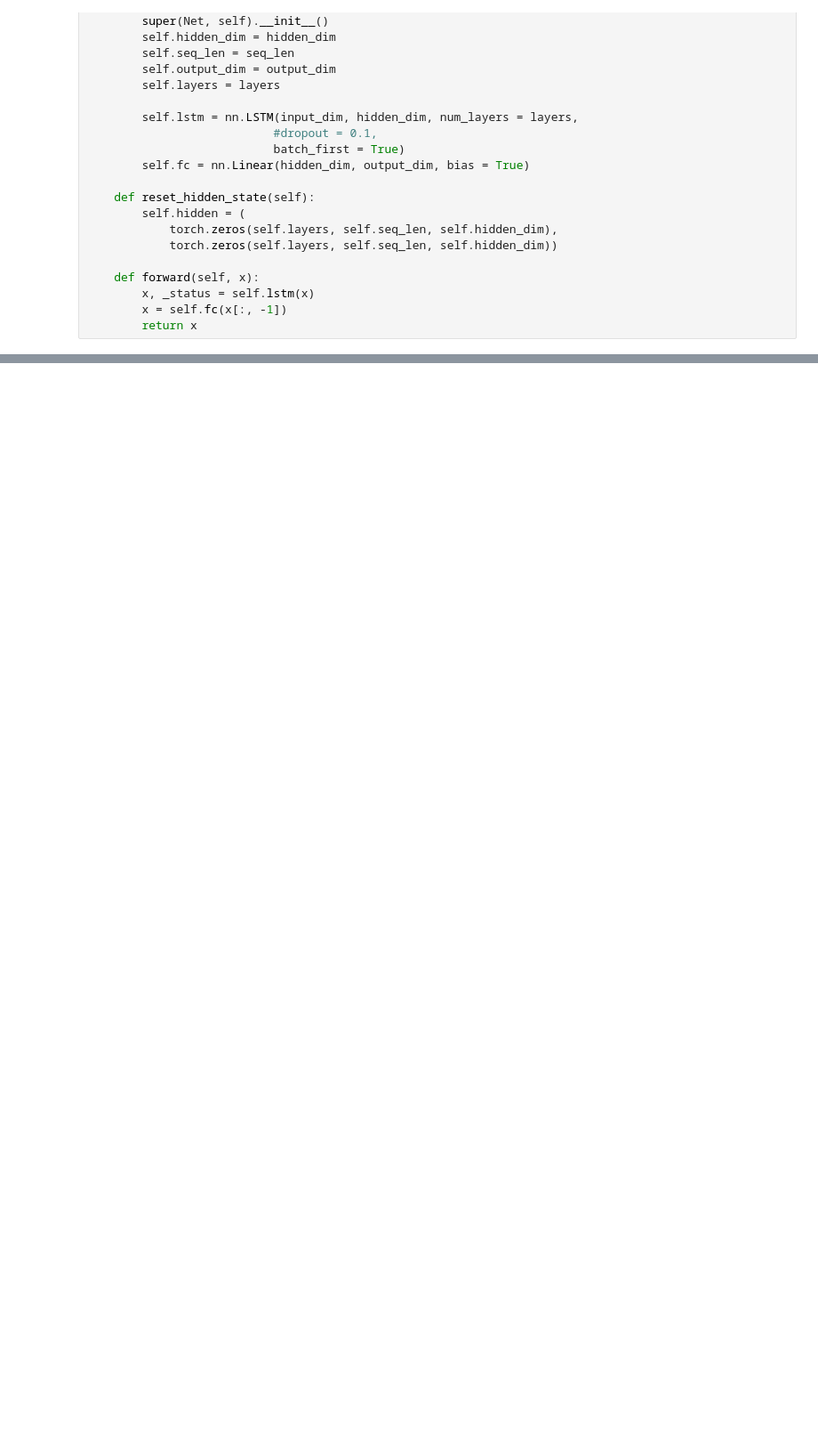
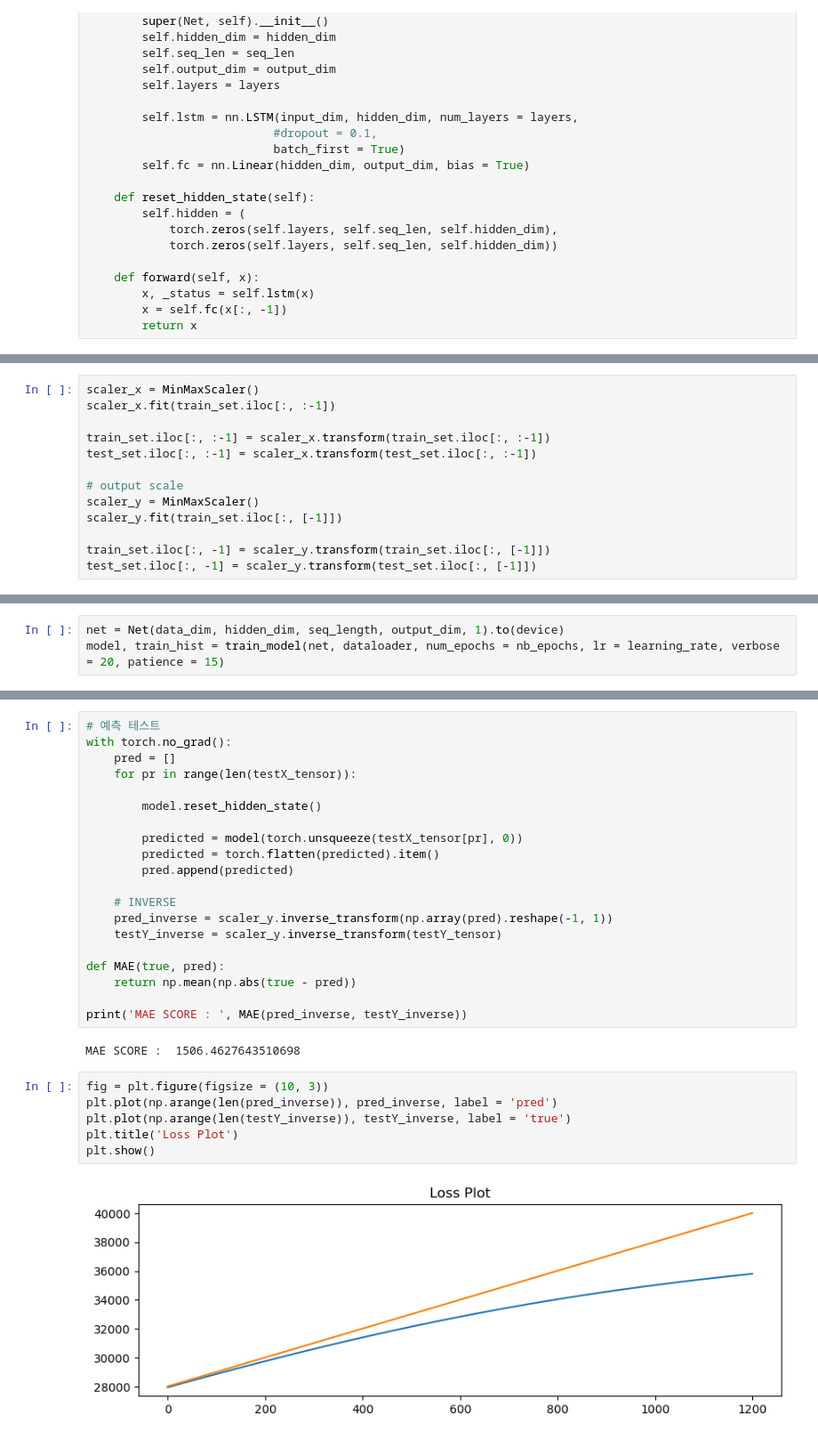
Before and after one commit to praivesi/Finaince2, a Jupyter notebook: lstm-study.ipynb, the cells around one changed output, grey strips where cells are left out. Shown at 89% size. Cells and saved outputs as stored; diff of their text form; blank space fills up the shorter version.

Commit message:
feat: ADD simple data to verify LSTM

```diff
--- a/lstm-study.ipynb
+++ b/lstm-study.ipynb
@@ -428,0 +440,13 @@ Date
+# %%
+scaler_x = MinMaxScaler()
+scaler_x.fit(train_set.iloc[:, :-1])
+
+train_set.iloc[:, :-1] = scaler_x.transform(train_set.iloc[:, :-1])
+test_set.iloc[:, :-1] = scaler_x.transform(test_set.iloc[:, :-1])
+
+# output scale
+scaler_y = MinMaxScaler()
+scaler_y.fit(train_set.iloc[:, [-1]])
+
+train_set.iloc[:, -1] = scaler_y.transform(train_set.iloc[:, [-1]])
+test_set.iloc[:, -1] = scaler_y.transform(test_set.iloc[:, [-1]])
@@ -428,0 +617,3 @@ Date
+# %%
+net = Net(data_dim, hidden_dim, seq_length, output_dim, 1).to(device)
+model, train_hist = train_model(net, dataloader, num_epochs = nb_epochs, lr = learning_rate, verbose = 20, patience = 15)
@@ -428,0 +626,30 @@ Date
+# %%
+# 예측 테스트
+with torch.no_grad():
+    pred = []
+    for pr in range(len(testX_tensor)):
+
+        model.reset_hidden_state()
+
+        predicted = model(torch.unsqueeze(testX_tensor[pr], 0))
+        predicted = torch.flatten(predicted).item()
+        pred.append(predicted)
+
+    # INVERSE
+    pred_inverse = scaler_y.inverse_transform(np.array(pred).reshape(-1, 1))
+    testY_inverse = scaler_y.inverse_transform(testY_tensor)
+
+def MAE(true, pred):
+    return np.mean(np.abs(true - pred))
+
+print('MAE SCORE : ', MAE(pred_inverse, testY_inverse))
+# %% [output]
+MAE SCORE :  1506.4627643510698
+# %%
+fig = plt.figure(figsize = (10, 3))
+plt.plot(np.arange(len(pred_inverse)), pred_inverse, label = 'pred')
+plt.plot(np.arange(len(testY_inverse)), testY_inverse, label = 'true')
+plt.title('Loss Plot')
+plt.show()
+# %% [output]
+[figure, added]
```
Also changed, not shown: parts of 16 cells of this notebook.
